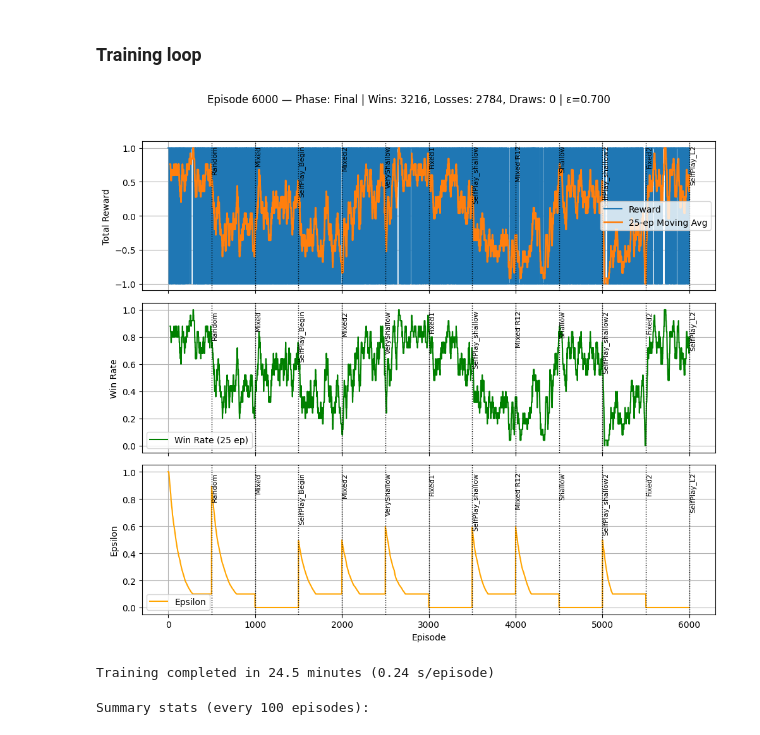
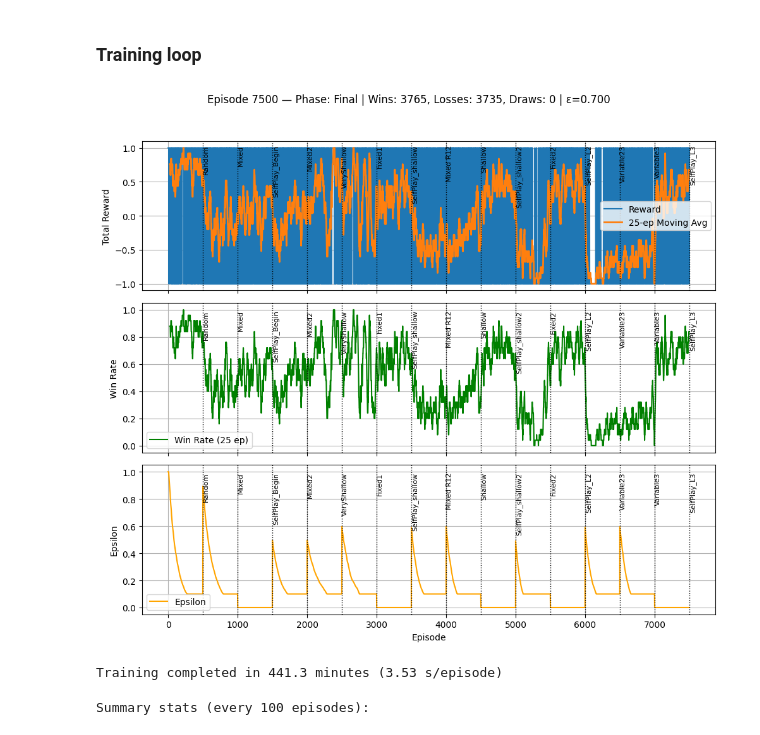
Before and after one commit to lovroselic/Connect4, a Jupyter notebook: Code/Jupiter/Connect4/L3 C4 RL DQN training.ipynb, the cells around one changed output. Drawn from its saved outputs; the diff is of its cells as text; code cells hidden in the pictures.

```diff
--- a/Code/Jupiter/Connect4/L3 C4 RL DQN training.ipynb
+++ b/Code/Jupiter/Connect4/L3 C4 RL DQN training.ipynb
@@ -63,10 +71,11 @@ GPU name: NVIDIA GeForce RTX 4090
 # %% [markdown]
 ## Training session name
 # %%
-TRAINING_SESSION = "FIXED2-6000"
+TRAINING_SESSION = "L3-P1-7500-NOPRUNE"
 begin_start_time = time.time()
 LOG_DIR ="Logs/"
 MODEL_DIR ="Models/"
+PRUNE = False
 # %%
 class Connect4Env:
     ROWS = 6
@@ -629,33 +653,39 @@ def get_opponent_action(env, episode, next_state, player, depth):
 
      ######################################
 
-    # elif episode < TRAINING_PHASE["Variable3"]:
-    #     variable_depth = random.randint(1, 3)
-    #     opp_action = n_step_lookahead(next_state, player=-1, depth=variable_depth)
+    elif episode < TRAINING_PHASE["Variable23"]:
+        variable_depth = random.randint(2, 3)
+        opp_action = n_step_lookahead(next_state, player=-1, depth=variable_depth)
+
+    elif episode < TRAINING_PHASE["Variable3"]:
+        variable_depth = random.randint(1, 3)
+        opp_action = n_step_lookahead(next_state, player=-1, depth=variable_depth)
 
 
-    # elif episode < TRAINING_PHASE["Variable23"]:
-    #     variable_depth = random.randint(2, 3)
-    #     opp_action = n_step_lookahead(next_state, player=-1, depth=variable_depth)
+    elif episode < TRAINING_PHASE["SelfPlay_L3"]:
+        opp_action = agent.act(next_state, valid_actions, player=-1, depth=depth)
 
-    # elif episode < TRAINING_PHASE["SelfPlay_L3"]:
-    #     opp_action = agent.act(next_state, valid_actions, player=-1, depth=depth)
+   ######################################
 
     # elif episode < TRAINING_PHASE["Fixed3"]:
     #     opp_action = n_step_lookahead(next_state, player=-1, depth=3)
 
+    # elif episode < TRAINING_PHASE["Variable34"]:
+    #     variable_depth = random.randint(3, 4)
+    #     opp_action = n_step_lookahead(next_state, player=-1, depth=variable_depth)
+
     # elif episode < TRAINING_PHASE["Fixed4"]:
     #     opp_action = n_step_lookahead(next_state, player=-1, depth=4)
+
+    # elif episode < TRAINING_PHASE["Variable35"]:
+    #     variable_depth = random.randint(3, 5)
+    #     opp_action = n_step_lookahead(next_state, player=-1, depth=variable_depth)
 
     # elif episode < TRAINING_PHASE["SelfPlay_L4"]:
     #     opp_action = agent.act(next_state, valid_actions, player=-1, depth=depth)
 
 
-    # elif episode < TRAINING_PHASE["Variable35"]:
-    #     variable_depth = random.randint(3, 5)
-    #     opp_action = n_step_lookahead(next_state, player=-1, depth=variable_depth)
-
-
+     ######################################
 
 
     # elif episode < TRAINING_PHASE["Full"]:
@@ -745,8 +775,9 @@ with tqdm(total=num_episodes, desc="Training Episodes") as pbar:
         # phase reaction
         if new_phase != phase:
             agent.epsilon = EPSILON_PHASE_RESET.get(new_phase, agent.epsilon)
-            if PHASE_MEMORY_PRUNE.get(new_phase, False):
-                agent.memory.prune(PHASE_MEMORY_PRUNE[new_phase])
+            if PRUNE:
+                if PHASE_MEMORY_PRUNE.get(new_phase, False):
+                    agent.memory.prune(PHASE_MEMORY_PRUNE[new_phase])
 
 
             phase = new_phase
@@ -797,35 +828,35 @@ with tqdm(total=num_episodes, desc="Training Episodes") as pbar:
             for name, transition_ep in TRAINING_PHASE.items():
                 if transition_ep is not None and transition_ep <= episode:
                     for axis in ax:
                         axis.axvline(transition_ep, color='black', linestyle='dotted', linewidth=1)
                         axis.text(transition_ep + 2, axis.get_ylim()[1]*0.95, name, rotation=90, va='top', ha='left', fontsize=8)
 
 
             display(fig)
             plt.close()
 
         # Every 50 episodes, store summary
         if episode % log_every_x_episode == 0:
             recent_rewards = reward_history[-25:] if len(reward_history) >= 25 else reward_history
             recent_win_rate = np.mean(win_history[-25:]) if len(win_history) >= 25 else np.mean(win_history)
             summary_stats[episode] = {
                 "phase": phase,
                 "strategy_weights": strategy_weights.copy(),
                 "wins": win_count,
                 "losses": loss_count,
                 "draws": draw_count,
                 "avg_reward_25": round(np.mean(recent_rewards), 2),
                 "win_rate_25": round(recent_win_rate, 2)
             }
 
         pbar.update(1)
 
 end_time = time.time()
 elapsed = end_time - start_time
 print(f"\nTraining completed in {elapsed/60:.1f} minutes ({elapsed / num_episodes:.2f} s/episode)")
 # %% [output]
-[figure, old version]
+[figure, new version]
-Training completed in 24.5 minutes (0.24 s/episode)
+Training completed in 441.3 minutes (3.53 s/episode)
 # %%
 print(f"\nSummary stats (every {log_every_x_episode} episodes):")
 #pprint.pprint(summary_stats)
```
Also changed, not shown: parts of 9 cells of this notebook, 14 other files.
